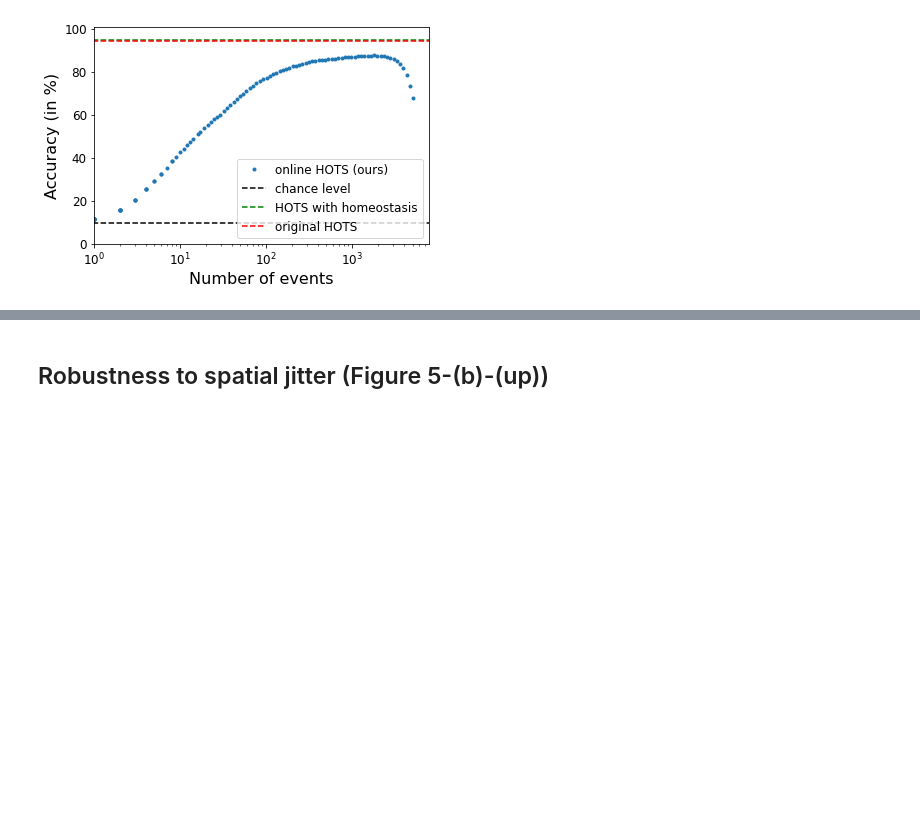
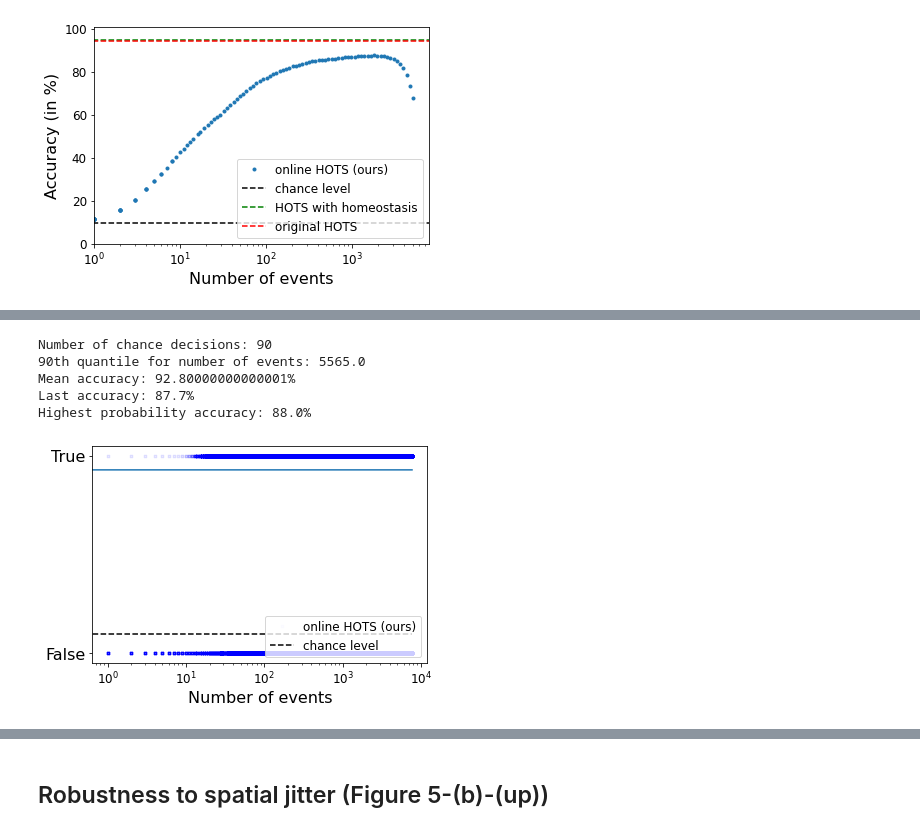
Before and after one commit to AntoineGrimaldi/hotsline, a Jupyter notebook: notebooks/RESULTS_NMNIST.ipynb, the cells around one changed output, grey strips where cells are left out. Saved outputs shown, nothing was run; the diff lists cells and outputs as text; code cells hidden in the pictures; blank space fills up the shorter version.

```diff
--- a/notebooks/RESULTS_NMNIST.ipynb
+++ b/notebooks/RESULTS_NMNIST.ipynb
@@ -140,0 +154,9 @@ meanac, onlinac, lastac = score_classif_events(likelihood, true_target, n_classe
+# %%
+meanac_thres, onlinac_thres, lastac_thres = score_classif_events(likelihood, true_target, n_classes, thres = .65, online_acc = False, psycho=True)
+# %% [output]
+Number of chance decisions: 90
+90th quantile for number of events: 5565.0
+Mean accuracy: 92.80000000000001%
+Last accuracy: 87.7%
+Highest probability accuracy: 88.0%
+[figure, added]
```
Also changed, not shown: parts of 9 cells of this notebook, 5 other files.
